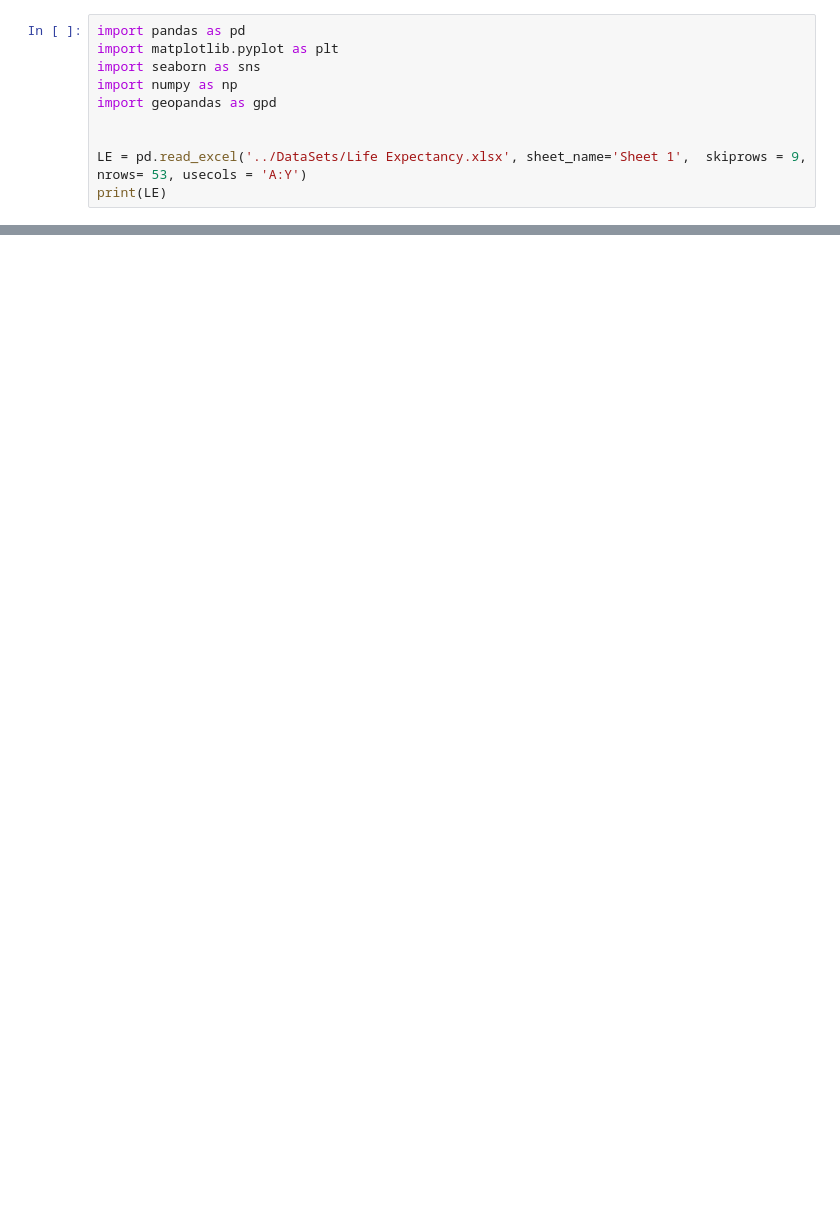
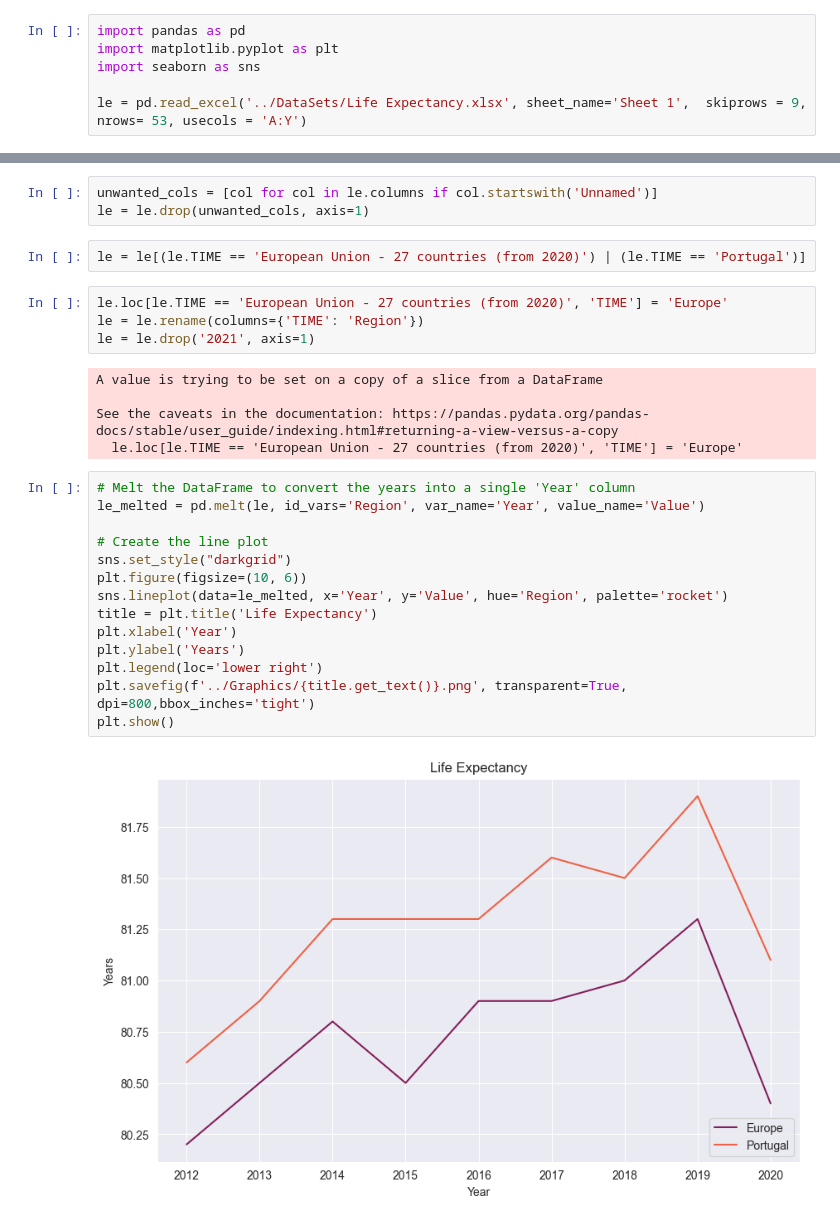
Before and after one commit to DiogoPF/Programming-Project, a Jupyter notebook: Cleaning&Viz/Life_expectancy.ipynb, the cells around one changed output, grey strips where cells are left out. Cells and saved outputs as stored; diff of their text form; blank space fills up the shorter version.

```diff
--- a/Cleaning&Viz/Life_expectancy.ipynb
+++ b/Cleaning&Viz/Life_expectancy.ipynb
@@ -2,9 +2,5 @@
 import pandas as pd
 import matplotlib.pyplot as plt
 import seaborn as sns
-import numpy as np
-import geopandas as gpd
 
-
-LE = pd.read_excel('../DataSets/Life Expectancy.xlsx', sheet_name='Sheet 1',  skiprows = 9,  nrows= 53, usecols = 'A:Y')
-print(LE)
+le = pd.read_excel('../DataSets/Life Expectancy.xlsx', sheet_name='Sheet 1',  skiprows = 9,  nrows= 53, usecols = 'A:Y')
@@ -163,0 +7,30 @@ plt.show()
+# %%
+unwanted_cols = [col for col in le.columns if col.startswith('Unnamed')]
+le = le.drop(unwanted_cols, axis=1)
+# %%
+le = le[(le.TIME == 'European Union - 27 countries (from 2020)') | (le.TIME == 'Portugal')]
+# %%
+le.loc[le.TIME == 'European Union - 27 countries (from 2020)', 'TIME'] = 'Europe'
+le = le.rename(columns={'TIME': 'Region'})
+le = le.drop('2021', axis=1)
+# %% [output]
+A value is trying to be set on a copy of a slice from a DataFrame
+
+See the caveats in the documentation: https://pandas.pydata.org/pandas-docs/stable/user_guide/indexing.html#returning-a-view-versus-a-copy
+  le.loc[le.TIME == 'European Union - 27 countries (from 2020)', 'TIME'] = 'Europe'
+# %%
+# Melt the DataFrame to convert the years into a single 'Year' column
+le_melted = pd.melt(le, id_vars='Region', var_name='Year', value_name='Value')
+
+# Create the line plot
+sns.set_style("darkgrid")
+plt.figure(figsize=(10, 6))
+sns.lineplot(data=le_melted, x='Year', y='Value', hue='Region', palette='rocket')
+title = plt.title('Life Expectancy')
+plt.xlabel('Year')
+plt.ylabel('Years')
+plt.legend(loc='lower right')
+plt.savefig(f'../Graphics/{title.get_text()}.png', transparent=True, dpi=800,bbox_inches='tight')
+plt.show()
+# %% [output]
+[figure, added]
```
Also changed, not shown: parts of 12 cells of this notebook, 3 other files.
